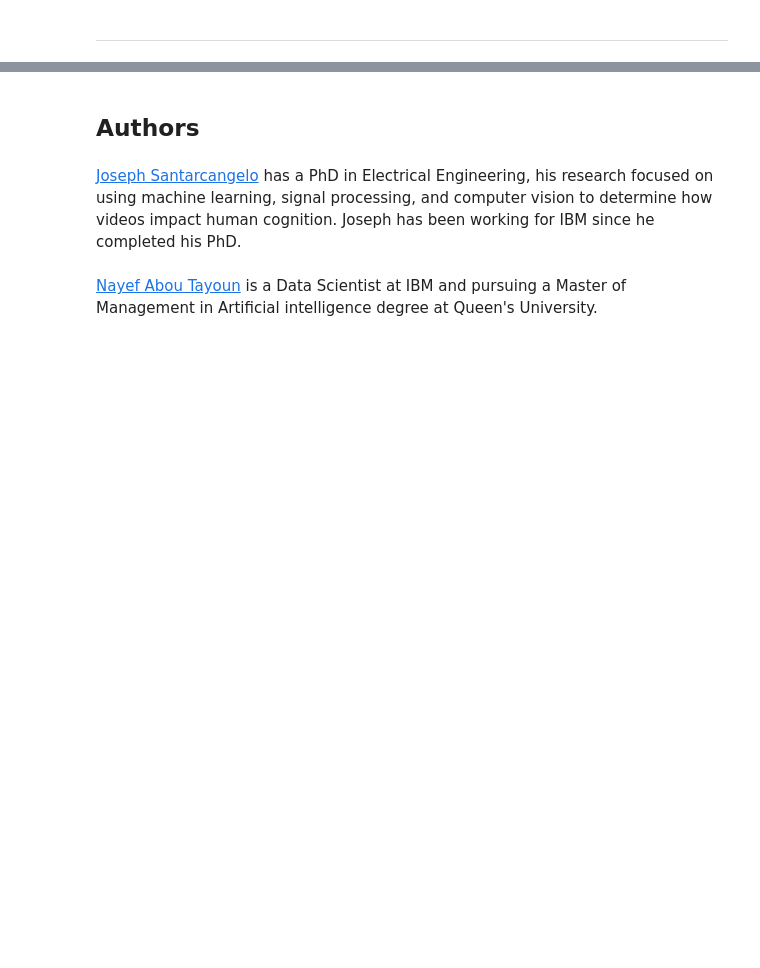
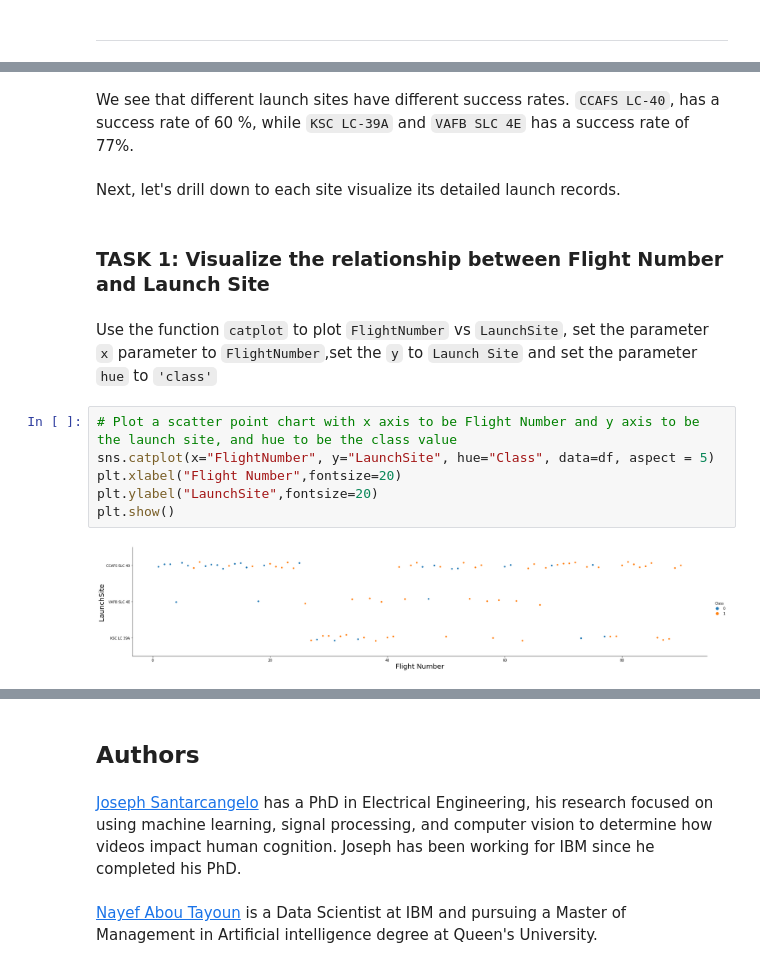
Before and after one commit to imsurajgupta/ibm_projects, a Jupyter notebook: EDA.ipynb, the cells around one changed output, grey strips where cells are left out. Drawn from its saved outputs; the diff is of its cells as text; blank space fills up the shorter version.

```diff
--- a/EDA.ipynb
+++ b/EDA.ipynb
@@ -237,0 +77,16 @@ We can now export it to a CSV for the next section,but to make the answers consi
+# %% [markdown]
+We see that different launch sites have different success rates.  <code>CCAFS LC-40</code>, has a success rate of 60 %, while  <code>KSC LC-39A</code> and <code>VAFB SLC 4E</code> has a success rate of 77%.
+# %% [markdown]
+Next, let's drill down to each site visualize its detailed launch records.
+# %% [markdown]
+### TASK 1: Visualize the relationship between Flight Number and Launch Site
+# %% [markdown]
+Use the function <code>catplot</code> to plot <code>FlightNumber</code> vs <code>LaunchSite</code>, set the  parameter <code>x</code>  parameter to <code>FlightNumber</code>,set the  <code>y</code> to <code>Launch Site</code> and set the parameter <code>hue</code> to <code>'class'</code>
+# %%
+# Plot a scatter point chart with x axis to be Flight Number and y axis to be the launch site, and hue to be the class value
+sns.catplot(x="FlightNumber", y="LaunchSite", hue="Class", data=df, aspect = 5)
+plt.xlabel("Flight Number",fontsize=20)
+plt.ylabel("LaunchSite",fontsize=20)
+plt.show()
+# %% [output]
+[figure, added]
```
Also changed, not shown: parts of 90 cells of this notebook.
